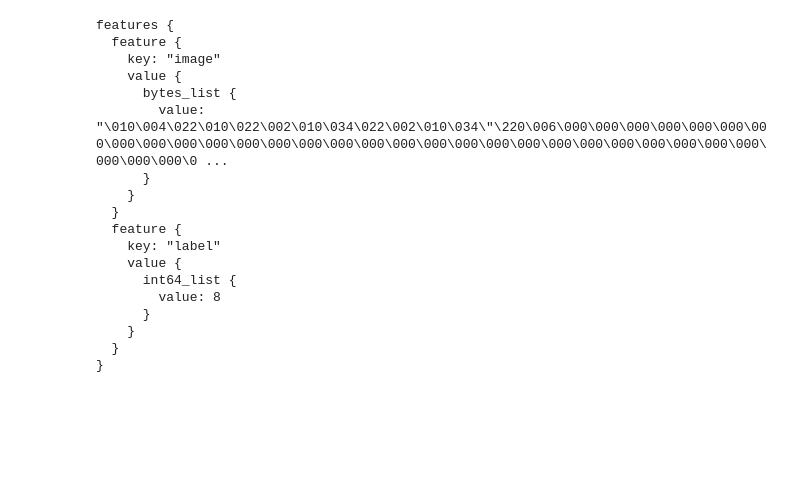
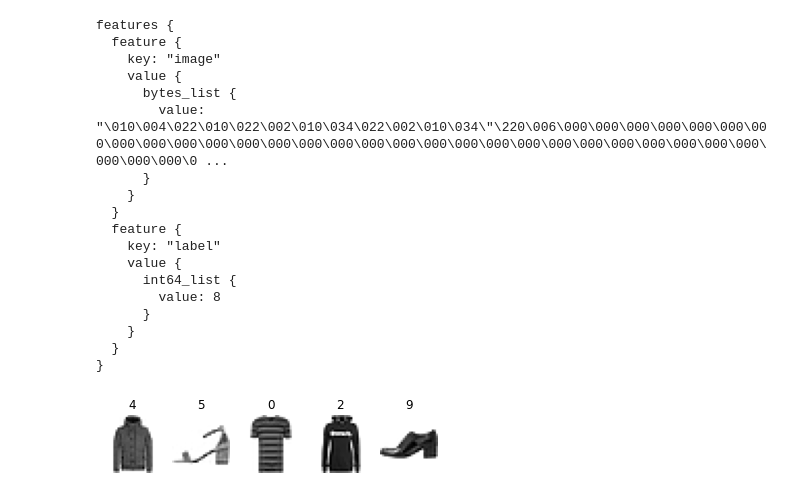
Before and after one commit to ozingmw/Hands-On_ML_Repo, a Jupyter notebook: preprocessing_Q.ipynb, the cells around one changed output. Saved outputs shown, nothing was run; the diff lists cells and outputs as text; code cells hidden in the pictures; blank space fills up the shorter version.

```diff
--- a/preprocessing_Q.ipynb
+++ b/preprocessing_Q.ipynb
@@ -62,8 +62,37 @@ train_filepaths = to_tfrecords("./tfrecords/my_fashion_mnist.train", train_set)
 valid_filepaths = to_tfrecords("./tfrecords/my_fashion_mnist.valid", valid_set)
 test_filepaths = to_tfrecords("./tfrecords/my_fashion_mnist.test", test_set)
 # %%
-def proprecessing(inputs):
+def preprocessing(tfrecord):
     feature_descriptions={
         "image": tf.io.FixedLenFeature([], tf.string, default_value=""),
         "label": tf.io.FixedLenFeature([], tf.int64, default_value=-1)
     }
+    example = tf.io.parse_single_example(tfrecord, feature_descriptions)
+    image = tf.io.parse_tensor(example["image"], out_type=tf.uint8)
+    image = tf.reshape(image, shape=[28, 28])
+    return image, example["label"]
+# %%
+def mnist_dataset(filepaths, n_read_threads=5, shuffle_buffer_size=None, n_parse_threads=5, batch_size=32, cache=True):
+    dataset = tf.data.TFRecordDataset(filepaths, num_parallel_reads=n_read_threads)
+    if cache:
+        dataset = dataset.cache()
+    if shuffle_buffer_size:
+        dataset = dataset.shuffle(shuffle_buffer_size)
+    dataset = dataset.map(preprocessing, num_parallel_calls=n_parse_threads)
+    dataset = dataset.batch(batch_size)
+    return dataset.prefetch(1)
+# %%
+train_set = mnist_dataset(train_filepaths, shuffle_buffer_size=60000)
+valid_set = mnist_dataset(valid_filepaths)
+test_set = mnist_dataset(test_filepaths)
+# %%
+import matplotlib.pyplot as plt
+
+for X, y in valid_set.take(2):
+    for i in range(5):
+        plt.subplot(1, 5, i+1)
+        plt.imshow(X[i].numpy(), cmap="binary")
+        plt.axis("off")
+        plt.title(str(y[i].numpy()))
+# %% [output]
+[figure, added]
```
Also changed, not shown: parts of 37 cells of this notebook.
